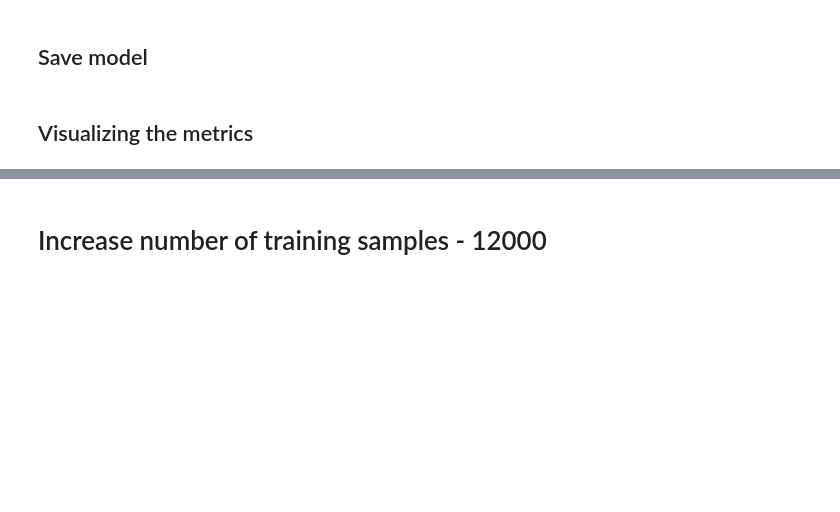
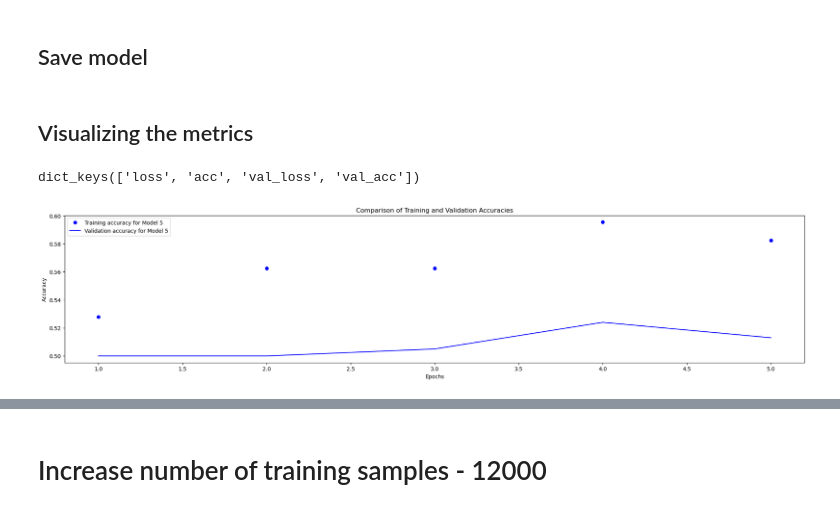
Before and after one commit to lursz/DeepNeuralNetworks, a Jupyter notebook: 4_CNN_Generalization_&_Augumentation/4_Ex_CNN_Generalization_&_Augumentation.ipynb, the cells around one changed output, grey strips where cells are left out. Drawn from its saved outputs; the diff is of its cells as text; code cells hidden in the pictures; blank space fills up the shorter version.

Commit message:
Fixed graphing function - now works for any number of epochs

```diff
--- a/4_CNN_Generalization_&_Augumentation/4_Ex_CNN_Generalization_&_Augumentation.ipynb
+++ b/4_CNN_Generalization_&_Augumentation/4_Ex_CNN_Generalization_&_Augumentation.ipynb
@@ -76,13 +76,15 @@ def plot_accuracy_comparison(*histories, labels: list[str] = None) -> None:
     labels: List of labels for each model.
     """
     plt.rcParams['figure.figsize'] = (25.0, 5.0)  # set default size of plots
-    epochs = range(1, len(histories[0].history['acc']) + 1)  # Assuming all models have the same number of epochs
 
     for i, history in enumerate(histories):
+        epochs = np.arange(1, len(history.history['acc']) + 1)
+
         color = ['b', 'r', 'g', 'c', 'm', 'y'][i % 6]  # Choose color cyclically
         label = labels[i] if labels else f'Model {i+1}'
         acc = history.history['acc']
         val_acc = history.history['val_acc']
+
         plt.plot(epochs, acc, color + 'o', label=f'Training accuracy for {label}')
         plt.plot(epochs, val_acc, color, label=f'Validation accuracy for {label}')
 
@@ -104,7 +106,7 @@ def plot_loss_comparison(*histories, labels: list[str] = None) -> None:
     labels: List of labels for each model.
     """
     plt.rcParams['figure.figsize'] = (25.0, 5.0)  # set default size of plots
-    epochs = range(1, len(histories[0].history['loss']) + 1)  # Assuming all models have the same number of epochs
+    epochs = np.arange(1, len(histories[0].history['loss']) + 1)  # Assuming all models have the same number of epochs
 
     for i, history in enumerate(histories):
         color = ['b', 'r', 'g', 'c', 'm', 'y'][i % 6]  # Choose color cyclically
@@ -237,7 +239,7 @@ All images copied
 # %% [markdown]
 ## Number of epochs
 # %%
-epochs_count: int = 100
+epochs_count: int = 5
 # %% [markdown]
 ## Structure
 # %%
@@ -511,13 +513,13 @@ train_generator = train_datagen.flow_from_directory(
         train_dir,
         # All images will be resized to 150x150
         target_size=(img_rows, img_cols),
-        batch_size=32, #32
+        batch_size=20, #32
         # Since we use binary_crossentropy loss, we need binary labels
         class_mode='binary')
 
 validation_generator = test_datagen.flow_from_directory(
         validation_dir,
         target_size=(img_rows, img_cols),
-        batch_size=32, #32
+        batch_size=20, #32
         class_mode='binary')
 # %% [output]
@@ -642,6 +634,14 @@ model4.save(models_dir + 'cats_and_dogs_small_4.h5')
 model5.save(models_dir + 'cats_and_dogs_small_5.h5')
 # %% [markdown]
 ## Visualizing the metrics
+# %%
+
+# history1 shape
+print(history5.history.keys())
+plot_accuracy_comparison(history5, labels=['Model 5'])
+# %% [output]
+dict_keys(['loss', 'acc', 'val_loss', 'val_acc'])
+[figure, added]
 # %%
 plot_accuracy_comparison(history1, history2, history3, history4, history5, labels=['Model 1', 'Model 2', 'Model 3', 'Model 4', 'Model 5'])
 plot_loss_comparison(history1, history2, history3, history4, history5, labels=['Model 1', 'Model 2', 'Model 3', 'Model 4', 'Model 5'])
```
Also changed, not shown: parts of 19 cells of this notebook.
